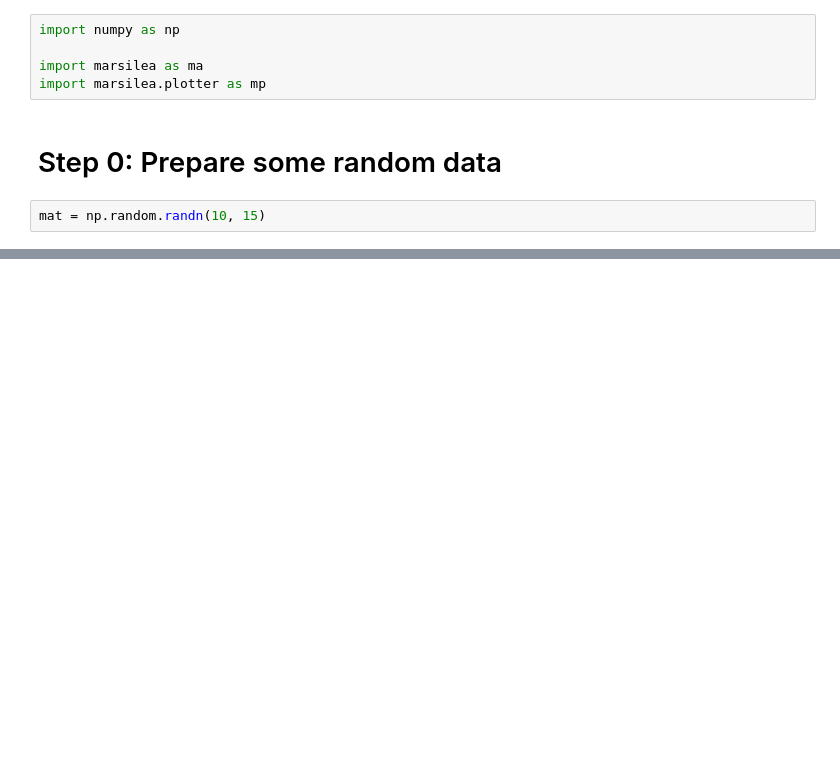
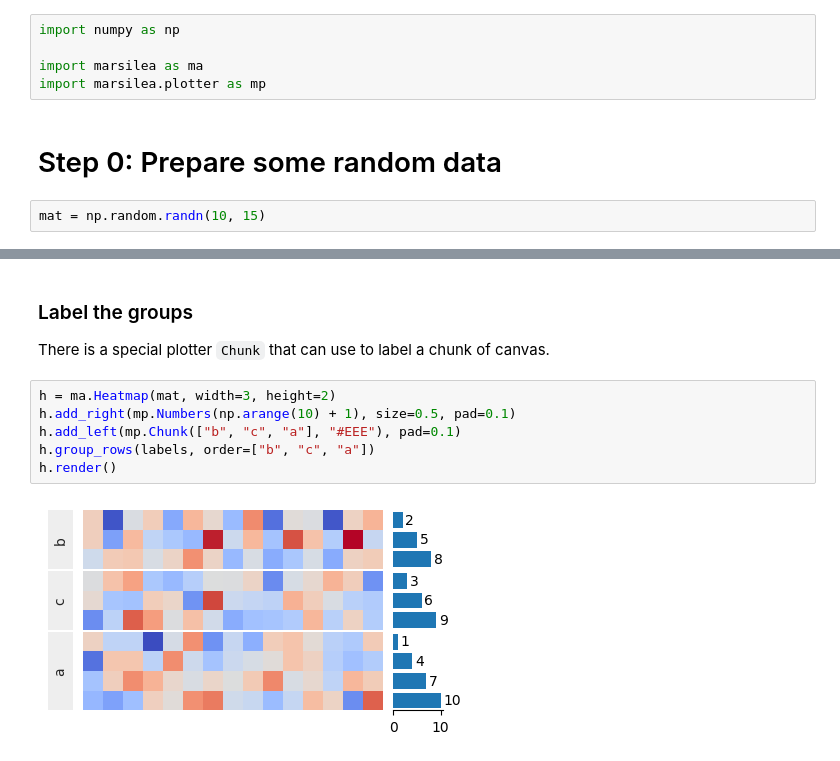
Before and after one commit to Marsilea-viz/marsilea-workshop, a Jupyter notebook: Marsilea_Intro.ipynb, the cells around one changed output, grey strips where cells are left out. Cells and saved outputs as stored; diff of their text form; blank space fills up the shorter version.

```diff
--- a/Marsilea_Intro.ipynb
+++ b/Marsilea_Intro.ipynb
@@ -62,0 +110,12 @@ h.render()
+# %% [markdown]
+### Label the groups
+
+There is a special plotter `Chunk` that can use to label a chunk of canvas.
+# %%
+h = ma.Heatmap(mat, width=3, height=2)
+h.add_right(mp.Numbers(np.arange(10) + 1), size=0.5, pad=0.1)
+h.add_left(mp.Chunk(["b", "c", "a"], "#EEE"), pad=0.1)
+h.group_rows(labels, order=["b", "c", "a"])
+h.render()
+# %% [output]
+[figure, added]
```
Also changed, not shown: parts of 13 cells of this notebook.
